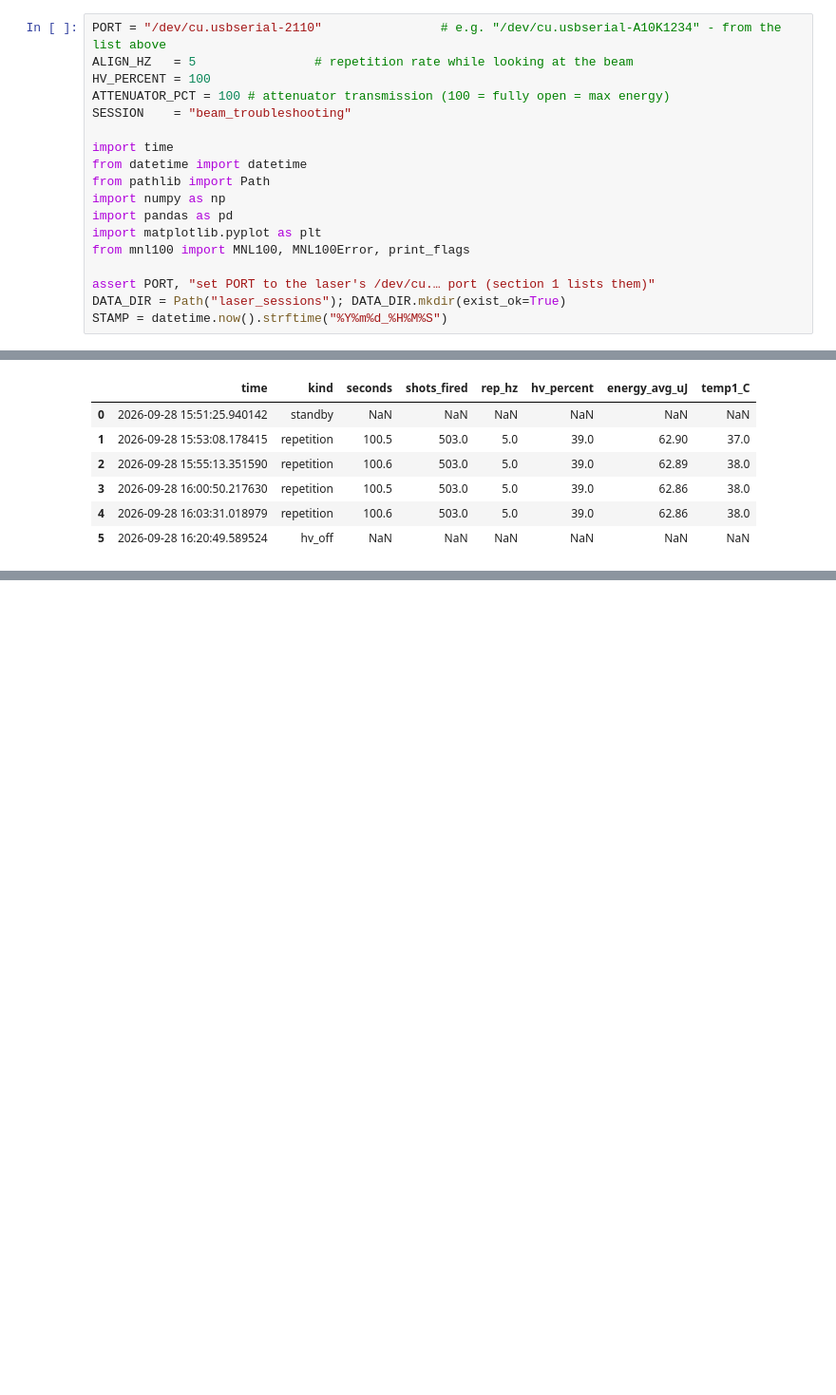
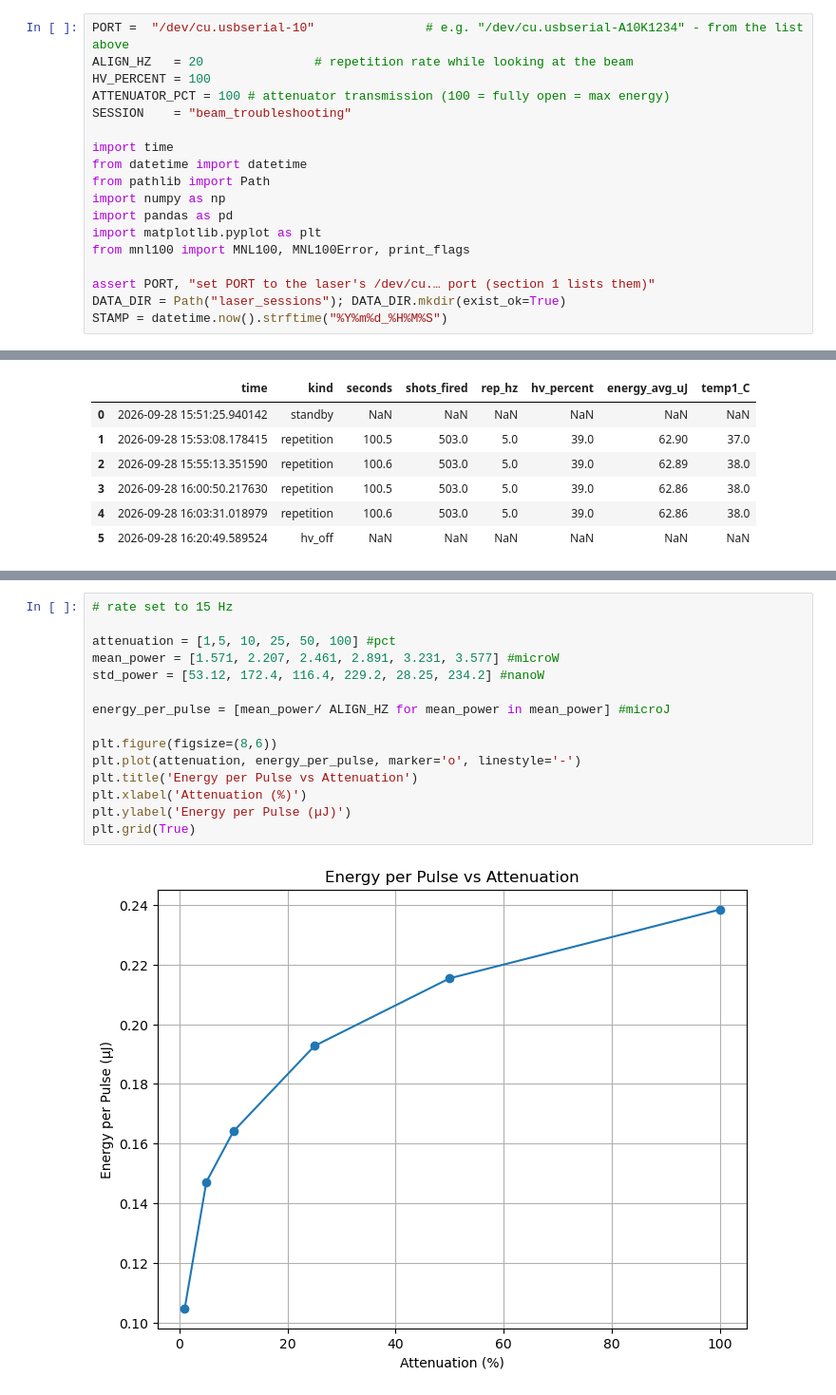
Before and after one commit to tj-griffiths/Undergraduate_Research, a Jupyter notebook: Ion/laser_beam.ipynb, the cells around one changed output, grey strips where cells are left out. Shown at 95% size. Cells and saved outputs as stored; diff of their text form; blank space fills up the shorter version.

```diff
--- a/Ion/laser_beam.ipynb
+++ b/Ion/laser_beam.ipynb
@@ -55,8 +60,8 @@ caffeinate running - Mac will not idle-sleep while this notebook is open
 
 Start slow. A low repetition rate is enough to see the spot on a card, and it keeps the number of shots and the heat down while you align.
 # %%
-PORT = "/dev/cu.usbserial-2110"                # e.g. "/dev/cu.usbserial-A10K1234" - from the list above
-ALIGN_HZ   = 5                # repetition rate while looking at the beam
+PORT =  "/dev/cu.usbserial-10"               # e.g. "/dev/cu.usbserial-A10K1234" - from the list above
+ALIGN_HZ   = 20               # repetition rate while looking at the beam
 HV_PERCENT = 100
 ATTENUATOR_PCT = 100 # attenuator transmission (100 = fully open = max energy)
 SESSION    = "beam_troubleshooting"
@@ -418,0 +420,17 @@ Closed /dev/cu.usbserial-2110
+# %%
+# rate set to 15 Hz
+
+attenuation = [1,5, 10, 25, 50, 100] #pct
+mean_power = [1.571, 2.207, 2.461, 2.891, 3.231, 3.577] #microW
+std_power = [53.12, 172.4, 116.4, 229.2, 28.25, 234.2] #nanoW
+
+energy_per_pulse = [mean_power/ ALIGN_HZ for mean_power in mean_power] #microJ
+
+plt.figure(figsize=(8,6))
+plt.plot(attenuation, energy_per_pulse, marker='o', linestyle='-')
+plt.title('Energy per Pulse vs Attenuation')
+plt.xlabel('Attenuation (%)')
+plt.ylabel('Energy per Pulse (µJ)')
+plt.grid(True)
+# %% [output]
+[figure, added]
```
Also changed, not shown: parts of 11 cells of this notebook, 1 other file.
